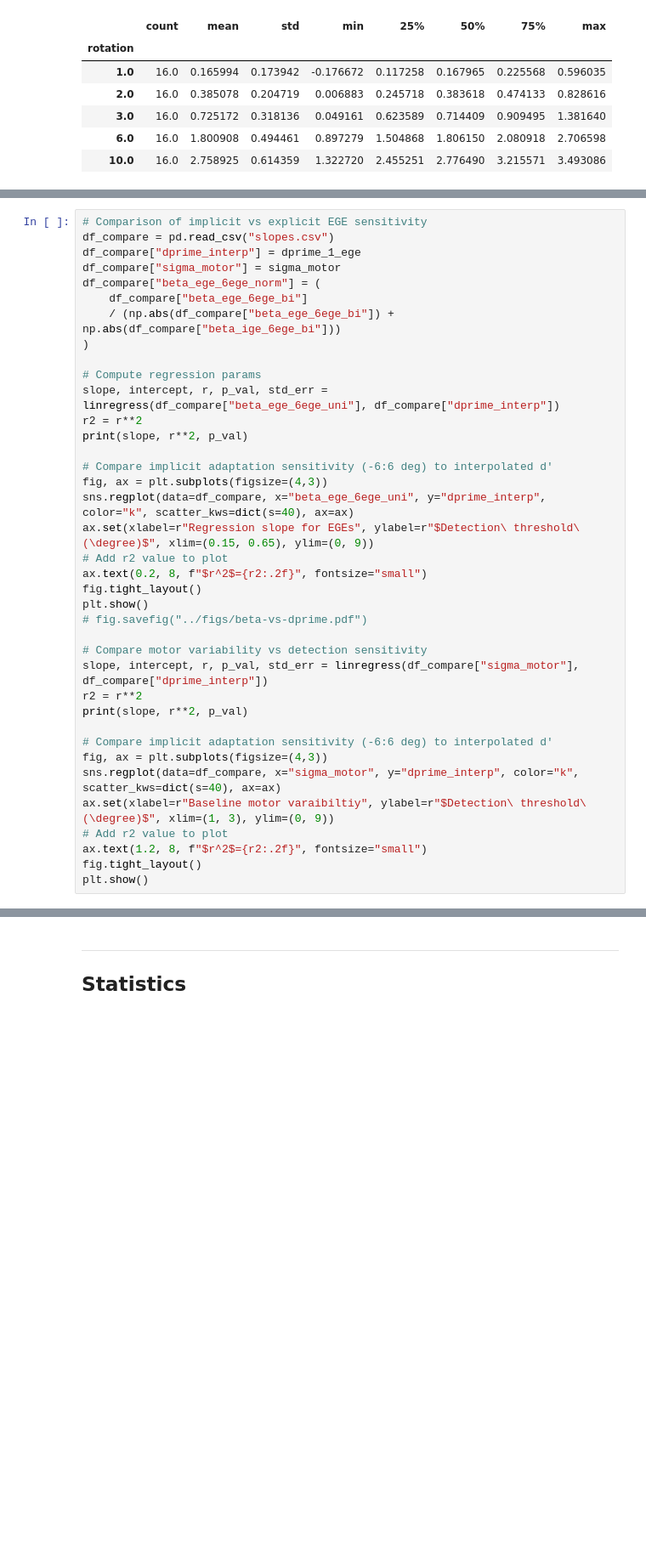
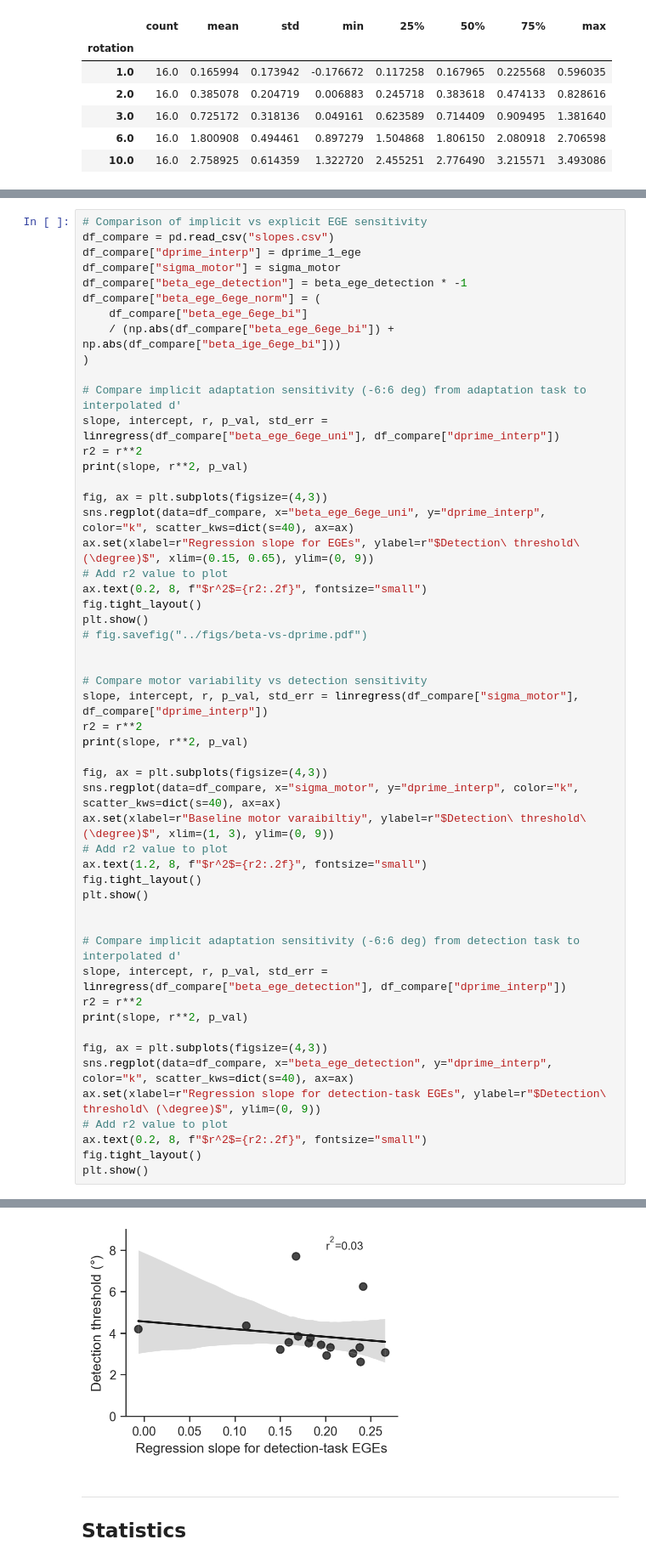
Before and after one commit to ccmlab-ubc/pertdetect-adapt, a Jupyter notebook: behavioural/analyze-pert-detection.ipynb, the cells around one changed output, grey strips where cells are left out. Shown at 85% size. Drawn from its saved outputs; the diff is of its cells as text; blank space fills up the shorter version.

Commit message:
compare beta and d-prime during same task

```diff
--- a/behavioural/analyze-pert-detection.ipynb
+++ b/behavioural/analyze-pert-detection.ipynb
@@ -338,17 +369,17 @@ plt.show()
 df_compare = pd.read_csv("slopes.csv")
 df_compare["dprime_interp"] = dprime_1_ege
 df_compare["sigma_motor"] = sigma_motor
+df_compare["beta_ege_detection"] = beta_ege_detection * -1
 df_compare["beta_ege_6ege_norm"] = (
     df_compare["beta_ege_6ege_bi"]
     / (np.abs(df_compare["beta_ege_6ege_bi"]) + np.abs(df_compare["beta_ige_6ege_bi"]))
 )
 
-# Compute regression params
+# Compare implicit adaptation sensitivity (-6:6 deg) from adaptation task to interpolated d'
 slope, intercept, r, p_val, std_err = linregress(df_compare["beta_ege_6ege_uni"], df_compare["dprime_interp"])
 r2 = r**2
 print(slope, r**2, p_val)
 
-# Compare implicit adaptation sensitivity (-6:6 deg) to interpolated d'
 fig, ax = plt.subplots(figsize=(4,3))
 sns.regplot(data=df_compare, x="beta_ege_6ege_uni", y="dprime_interp", color="k", scatter_kws=dict(s=40), ax=ax)
 ax.set(xlabel=r"Regression slope for EGEs", ylabel=r"$Detection\ threshold\ (\degree)$", xlim=(0.15, 0.65), ylim=(0, 9))
@@ -358,12 +389,12 @@ fig.tight_layout()
 plt.show()
 # fig.savefig("../figs/beta-vs-dprime.pdf")
 
+
 # Compare motor variability vs detection sensitivity
 slope, intercept, r, p_val, std_err = linregress(df_compare["sigma_motor"], df_compare["dprime_interp"])
 r2 = r**2
 print(slope, r**2, p_val)
 
-# Compare implicit adaptation sensitivity (-6:6 deg) to interpolated d'
 fig, ax = plt.subplots(figsize=(4,3))
 sns.regplot(data=df_compare, x="sigma_motor", y="dprime_interp", color="k", scatter_kws=dict(s=40), ax=ax)
 ax.set(xlabel=r"Baseline motor varaibiltiy", ylabel=r"$Detection\ threshold\ (\degree)$", xlim=(1, 3), ylim=(0, 9))
@@ -371,6 +402,20 @@ ax.set(xlabel=r"Baseline motor varaibiltiy", ylabel=r"$Detection\ threshold\ (\d
 ax.text(1.2, 8, f"$r^2$={r2:.2f}", fontsize="small")
 fig.tight_layout()
 plt.show()
+
+
+# Compare implicit adaptation sensitivity (-6:6 deg) from detection task to interpolated d'
+slope, intercept, r, p_val, std_err = linregress(df_compare["beta_ege_detection"], df_compare["dprime_interp"])
+r2 = r**2
+print(slope, r**2, p_val)
+
+fig, ax = plt.subplots(figsize=(4,3))
+sns.regplot(data=df_compare, x="beta_ege_detection", y="dprime_interp", color="k", scatter_kws=dict(s=40), ax=ax)
+ax.set(xlabel=r"Regression slope for detection-task EGEs", ylabel=r"$Detection\ threshold\ (\degree)$", ylim=(0, 9))
+# Add r2 value to plot
+ax.text(0.2, 8, f"$r^2$={r2:.2f}", fontsize="small")
+fig.tight_layout()
+plt.show()
 # %% [output]
 -0.009833790238623956 4.3406268853465214e-07 0.9980678927659504
 [figure]
@@ -379,3 +425,4 @@ plt.show()
+[figure, added]
 # %% [markdown]
 ---
 ## Statistics
```
Also changed, not shown: parts of 6 cells of this notebook, 3 other files.
